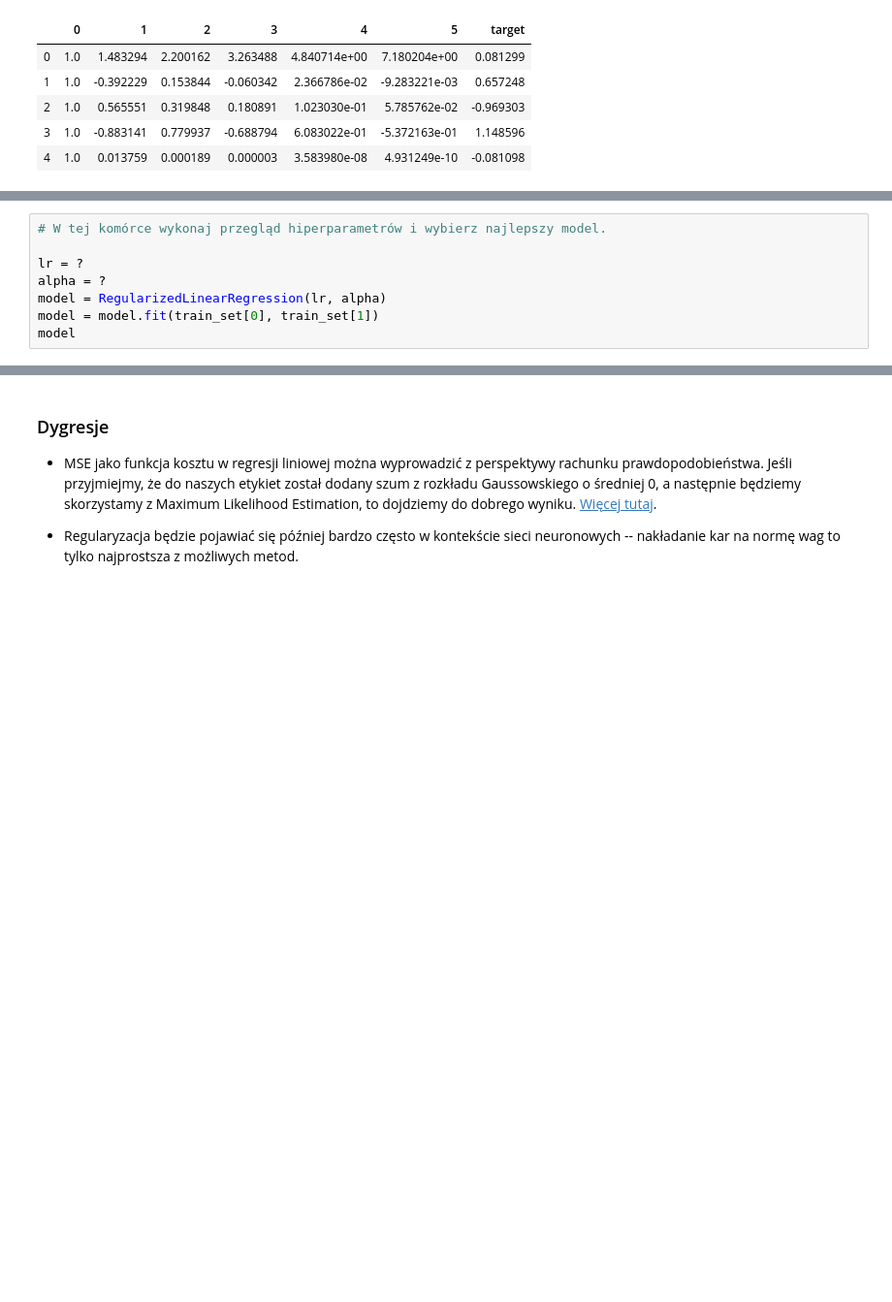
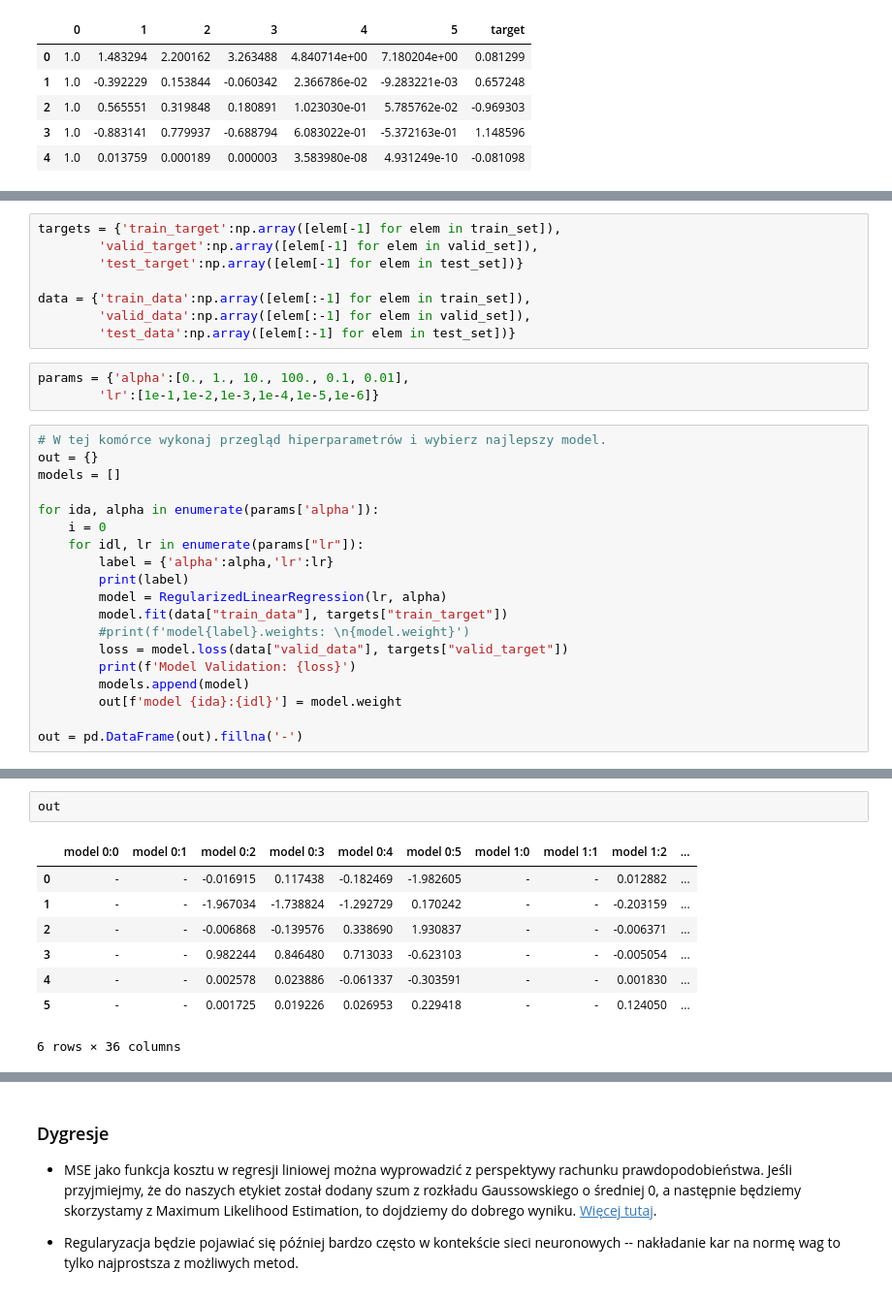
Before and after one commit to OliverAndreasHood/ML2021, a Jupyter notebook: 03_regresja_liniowa_ps.ipynb, the cells around one changed output, grey strips where cells are left out. Shown: that part at 97% size. Cells and saved outputs as stored; diff of their text form; blank space fills up the shorter version.

```diff
--- a/03_regresja_liniowa_ps.ipynb
+++ b/03_regresja_liniowa_ps.ipynb
@@ -415,8 +444,30 @@ array([ 1.        , -0.43571696,  0.18984927, -0.08272055,  0.03604275,
-# %%
-# W tej komórce wykonaj przegląd hiperparametrów i wybierz najlepszy model.
-
-lr = ?
-alpha = ?
-model = RegularizedLinearRegression(lr, alpha)
-model = model.fit(train_set[0], train_set[1])
-model
+# %%
+targets = {'train_target':np.array([elem[-1] for elem in train_set]),
+        'valid_target':np.array([elem[-1] for elem in valid_set]),
+        'test_target':np.array([elem[-1] for elem in test_set])}
+
+data = {'train_data':np.array([elem[:-1] for elem in train_set]),
+        'valid_data':np.array([elem[:-1] for elem in valid_set]),
+        'test_data':np.array([elem[:-1] for elem in test_set])}
+# %%
+params = {'alpha':[0., 1., 10., 100., 0.1, 0.01],
+        'lr':[1e-1,1e-2,1e-3,1e-4,1e-5,1e-6]}
+# %%
+# W tej komórce wykonaj przegląd hiperparametrów i wybierz najlepszy model.
+out = {}
+models = []
+
+for ida, alpha in enumerate(params['alpha']):
+    i = 0
+    for idl, lr in enumerate(params["lr"]):
+        label = {'alpha':alpha,'lr':lr}
+        print(label)
+        model = RegularizedLinearRegression(lr, alpha)
+        model.fit(data["train_data"], targets["train_target"])
+        #print(f'model{label}.weights: \n{model.weight}')
+        loss = model.loss(data["valid_data"], targets["valid_target"])
+        print(f'Model Validation: {loss}')
+        models.append(model)
+        out[f'model {ida}:{idl}'] = model.weight
+
+out = pd.DataFrame(out).fillna('-')
@@ -422,0 +507,11 @@ model
+# %%
+out
+# %% [output]
+|  | model 0:0 | model 0:1 | model 0:2 | model 0:3 | model 0:4 | model 0:5 | model 1:0 | model 1:1 | model 1:2 | ... |
+| 0 | - | - | -0.016915 | 0.117438 | -0.182469 | -1.982605 | - | - | 0.012882 | ... |
+| 1 | - | - | -1.967034 | -1.738824 | -1.292729 | 0.170242 | - | - | -0.203159 | ... |
+| 2 | - | - | -0.006868 | -0.139576 | 0.338690 | 1.930837 | - | - | -0.006371 | ... |
+| 3 | - | - | 0.982244 | 0.846480 | 0.713033 | -0.623103 | - | - | -0.005054 | ... |
+| 4 | - | - | 0.002578 | 0.023886 | -0.061337 | -0.303591 | - | - | 0.001830 | ... |
+| 5 | - | - | 0.001725 | 0.019226 | 0.026953 | 0.229418 | - | - | 0.124050 | ... |
+6 rows × 36 columns
```
Also changed, not shown: parts of 13 cells of this notebook.
